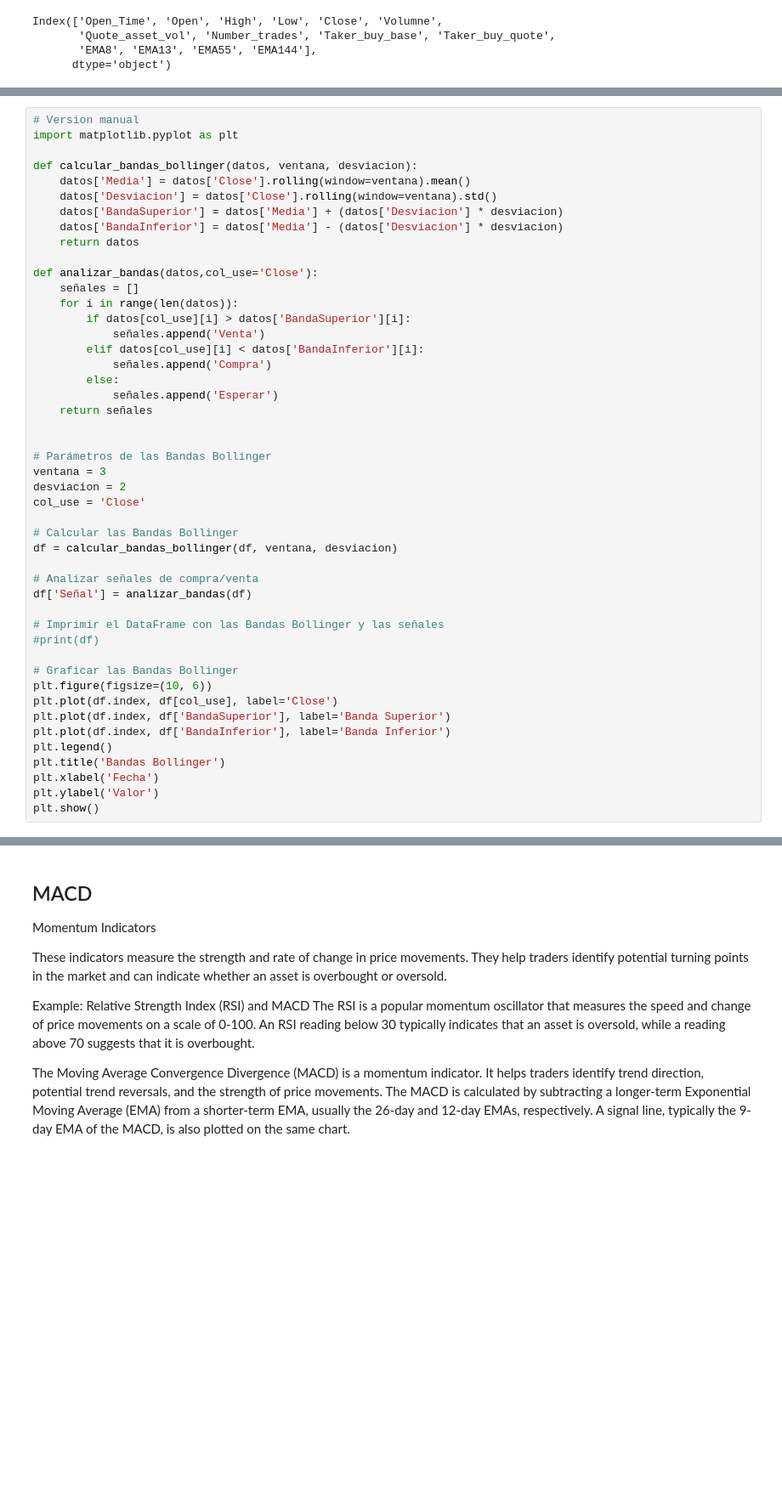
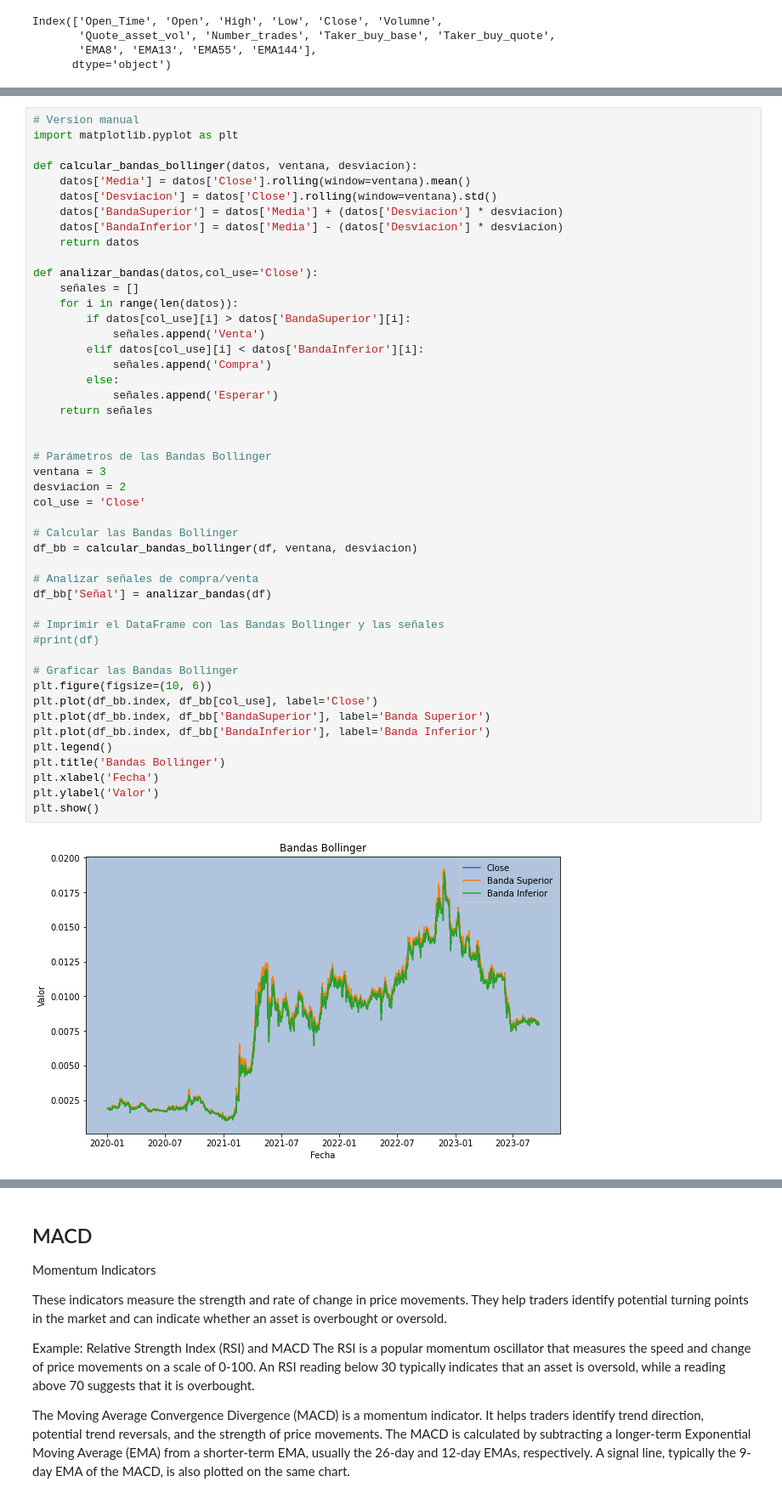
Before and after one commit to HectorLP98/Trading_test, a Jupyter notebook: analisis_historico.ipynb, the cells around one changed output, grey strips where cells are left out. Shown at 85% size. Cells and saved outputs as stored; diff of their text form; blank space fills up the shorter version.

```diff
--- a/analisis_historico.ipynb
+++ b/analisis_historico.ipynb
@@ -261,38 +156,40 @@ def analizar_bandas(datos,col_use='Close'):
     señales = []
     for i in range(len(datos)):
         if datos[col_use][i] > datos['BandaSuperior'][i]:
             señales.append('Venta')
         elif datos[col_use][i] < datos['BandaInferior'][i]:
             señales.append('Compra')
         else:
             señales.append('Esperar')
     return señales
 
 
 # Parámetros de las Bandas Bollinger
 ventana = 3
 desviacion = 2
 col_use = 'Close'
 
 # Calcular las Bandas Bollinger
-df = calcular_bandas_bollinger(df, ventana, desviacion)
+df_bb = calcular_bandas_bollinger(df, ventana, desviacion)
 
 # Analizar señales de compra/venta
-df['Señal'] = analizar_bandas(df)
+df_bb['Señal'] = analizar_bandas(df)
 
 # Imprimir el DataFrame con las Bandas Bollinger y las señales
 #print(df)
 
 # Graficar las Bandas Bollinger
 plt.figure(figsize=(10, 6))
-plt.plot(df.index, df[col_use], label='Close')
-plt.plot(df.index, df['BandaSuperior'], label='Banda Superior')
-plt.plot(df.index, df['BandaInferior'], label='Banda Inferior')
+plt.plot(df_bb.index, df_bb[col_use], label='Close')
+plt.plot(df_bb.index, df_bb['BandaSuperior'], label='Banda Superior')
+plt.plot(df_bb.index, df_bb['BandaInferior'], label='Banda Inferior')
 plt.legend()
 plt.title('Bandas Bollinger')
 plt.xlabel('Fecha')
 plt.ylabel('Valor')
 plt.show()
+# %% [output]
+[figure, added]
 # %%
 # Version libreria ta.
 col_use = 'Close'
```
Also changed, not shown: parts of 88 cells of this notebook, 8 other files.
